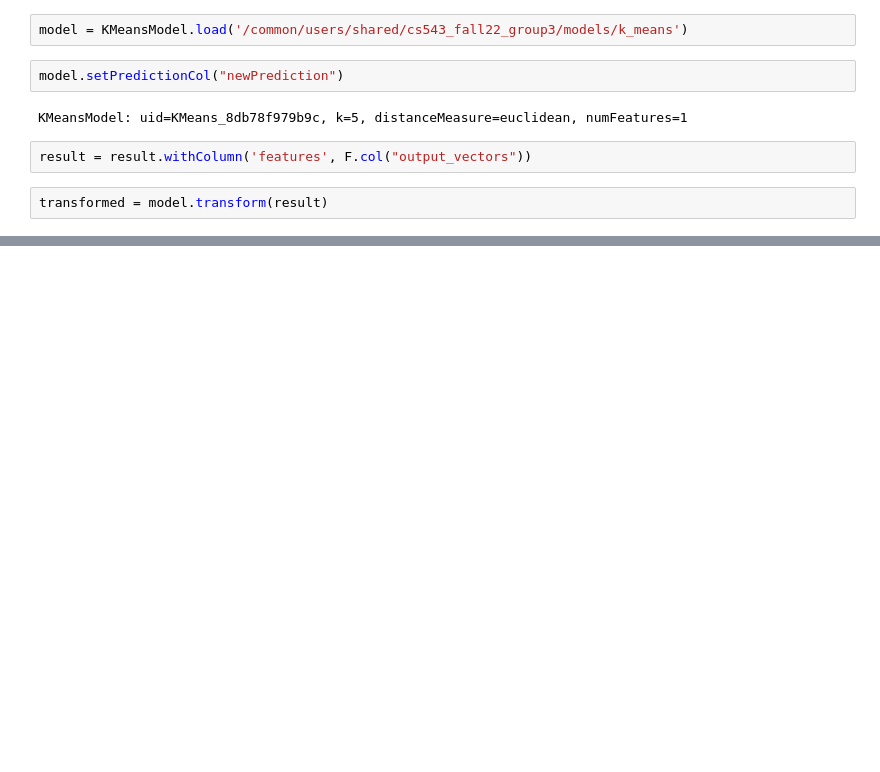
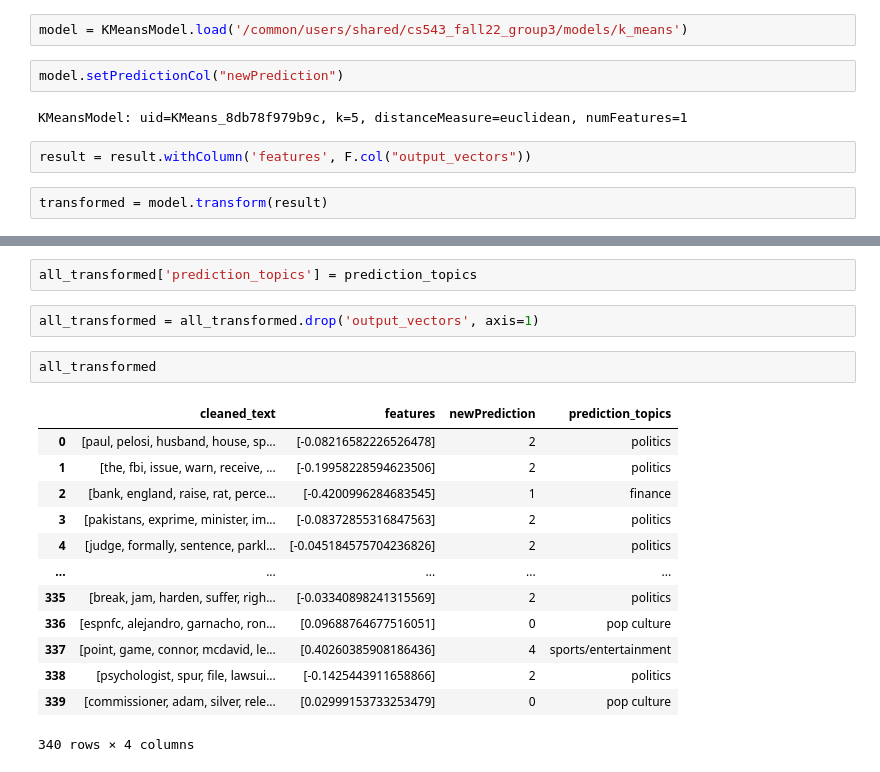
Before and after one commit to advil64/whats-the-tea, a Jupyter notebook: twitter.ipynb, the cells around one changed output, grey strips where cells are left out. Saved outputs shown, nothing was run; the diff lists cells and outputs as text; blank space fills up the shorter version.

```diff
--- a/twitter.ipynb
+++ b/twitter.ipynb
@@ -309,0 +314,20 @@ for i in all_transformed:
+# %%
+all_transformed['prediction_topics'] = prediction_topics
+# %%
+all_transformed = all_transformed.drop('output_vectors', axis=1)
+# %%
+all_transformed
+# %% [output]
+|  | cleaned_text | features | newPrediction | prediction_topics |
+| 0 | [paul, pelosi, husband, house, sp... | [-0.08216582226526478] | 2 | politics |
+| 1 | [the, fbi, issue, warn, receive, ... | [-0.19958228594623506] | 2 | politics |
+| 2 | [bank, england, raise, rat, perce... | [-0.4200996284683545] | 1 | finance |
+| 3 | [pakistans, exprime, minister, im... | [-0.08372855316847563] | 2 | politics |
+| 4 | [judge, formally, sentence, parkl... | [-0.045184575704236826] | 2 | politics |
+| ... | ... | ... | ... | ... |
+| 335 | [break, jam, harden, suffer, righ... | [-0.03340898241315569] | 2 | politics |
+| 336 | [espnfc, alejandro, garnacho, ron... | [0.09688764677516051] | 0 | pop culture |
+| 337 | [point, game, connor, mcdavid, le... | [0.40260385908186436] | 4 | sports/entertainment |
+| 338 | [psychologist, spur, file, lawsui... | [-0.1425443911658866] | 2 | politics |
+| 339 | [commissioner, adam, silver, rele... | [0.02999153733253479] | 0 | pop culture |
+340 rows × 4 columns
```
Also changed, not shown: parts of 15 cells of this notebook, 2 other files.
